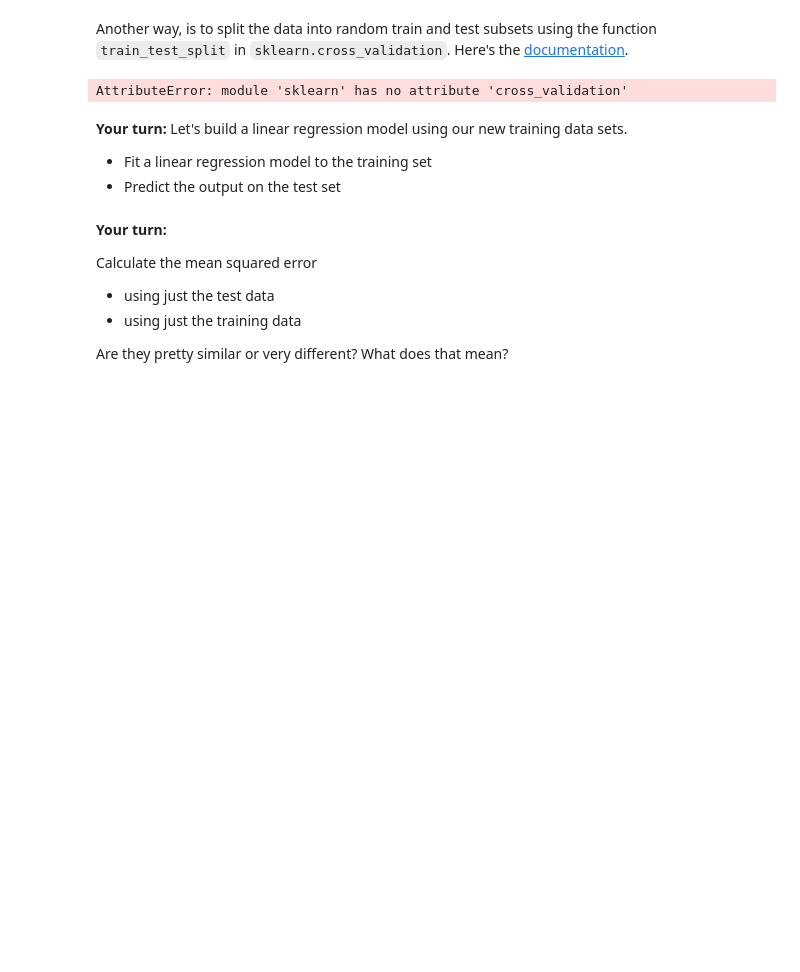
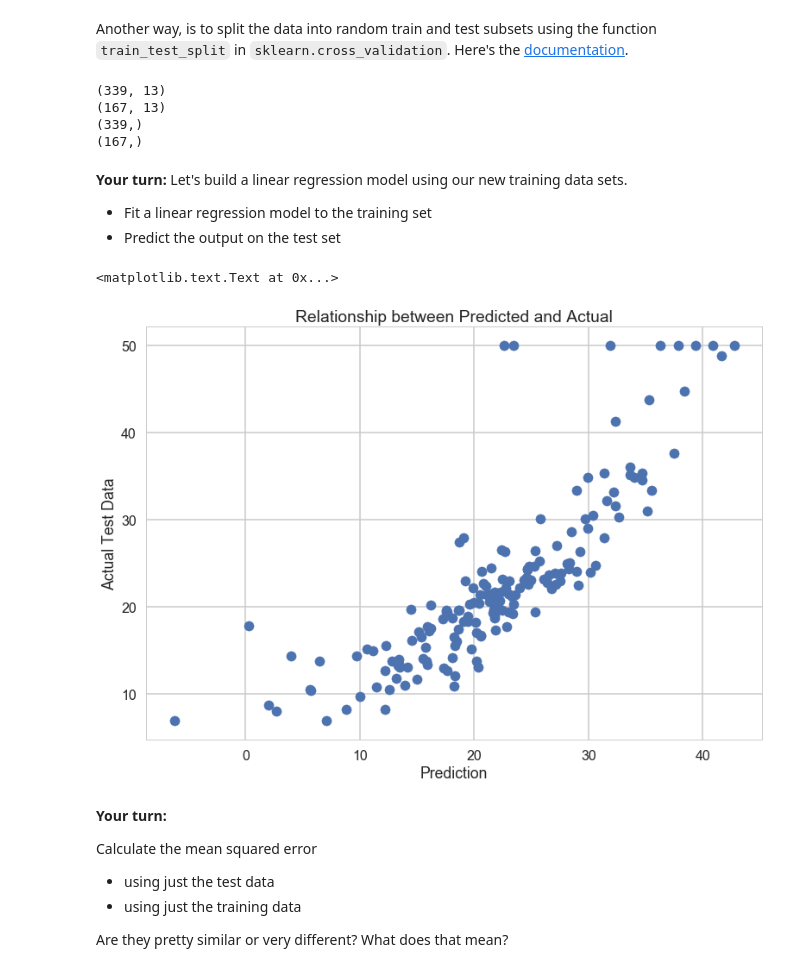
Before and after one commit to aecaruso/DataScienceIntensive, a Jupyter notebook: Mini_Project_Linear_Regression.ipynb, the cells around one changed output. Cells and saved outputs as stored; diff of their text form; code cells hidden in the pictures; blank space fills up the shorter version.

```diff
--- a/Mini_Project_Linear_Regression.ipynb
+++ b/Mini_Project_Linear_Regression.ipynb
@@ -728,14 +780,17 @@ print (Y_test.shape)
 # %% [markdown]
 Another way, is to split the data into random train and test subsets using the function `train_test_split` in `sklearn.cross_validation`. Here's the [documentation](http://scikit-learn.org/stable/modules/generated/sklearn.cross_validation.train_test_split.html).
 # %%
-X_train, X_test, Y_train, Y_test = sklearn.cross_validation.train_test_split(
+[X_train, X_test, Y_train, Y_test] = sklearn.model_selection.train_test_split(
     X, bos.PRICE, test_size=0.33, random_state = 5)
 print (X_train.shape)
 print (X_test.shape)
 print (Y_train.shape)
 print (Y_test.shape)
 # %% [output]
-AttributeError: module 'sklearn' has no attribute 'cross_validation'
+(339, 13)
+(167, 13)
+(339,)
+(167,)
 # %% [markdown]
 **Your turn:**  Let's build a linear regression model using our new training data sets.
 
@@ -746,3 +799,18 @@ AttributeError: module 'sklearn' has no attribute 'cross_validation'
+# %%
+# your turn
+#Linear regression of Training Set
+
+lm.fit(X_train, Y_train)
+prediction = lm.predict(X_test)
+prediction_training = lm.predict(X_train)
+
+plt.scatter(prediction, Y_test)
+plt.xlabel("Prediction")
+plt.ylabel("Actual Test Data")
+plt.title("Relationship between Predicted and Actual")
+# %% [output]
+<matplotlib.text.Text at 0x...>
+[figure, added]
 # %% [markdown]
 **Your turn:**
 
```
Also changed, not shown: parts of 11 cells of this notebook.
